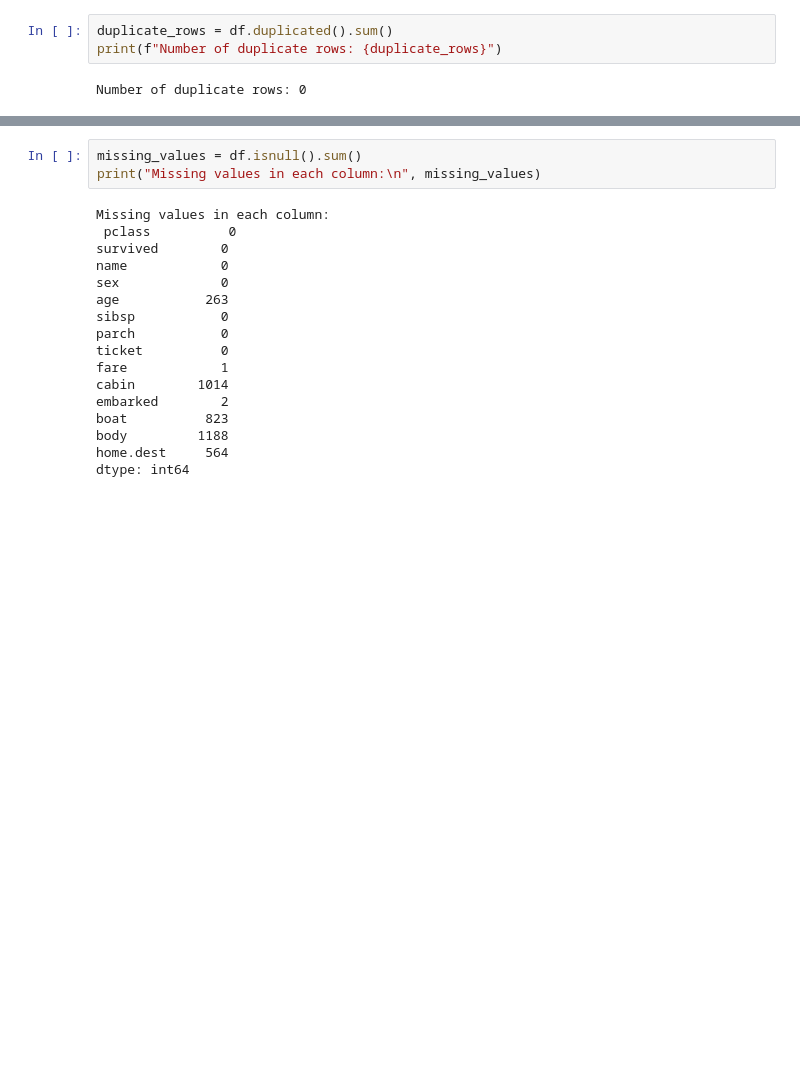
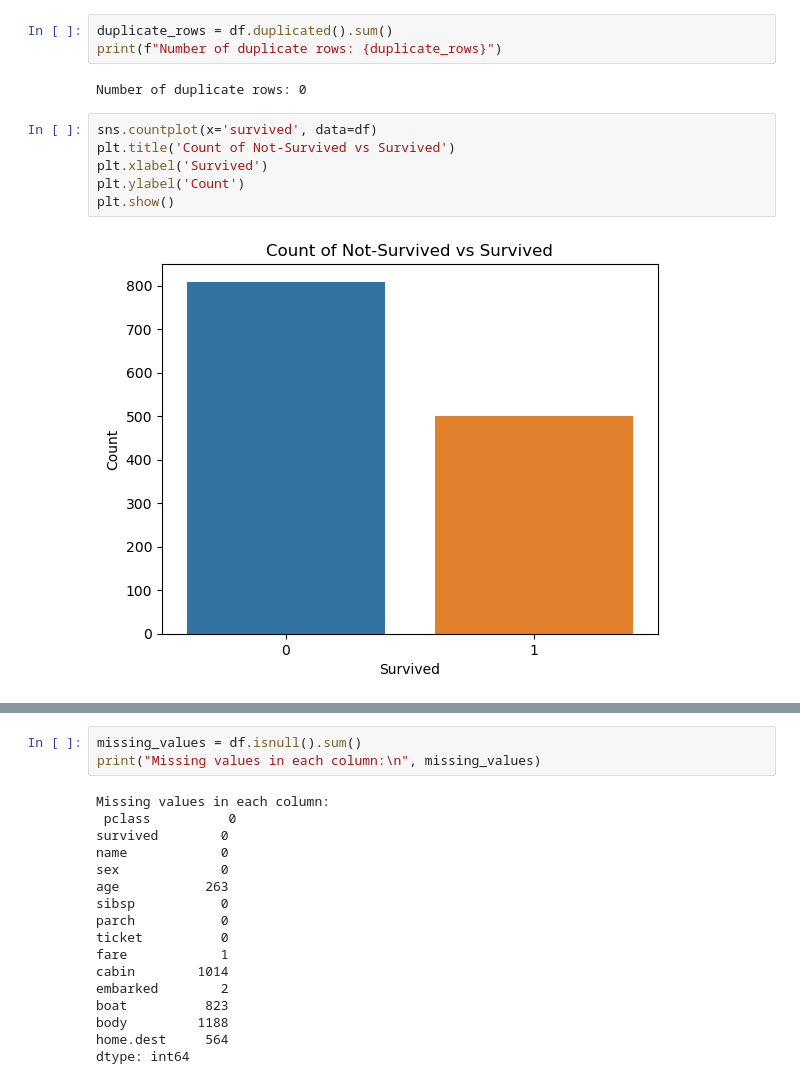
Before and after one commit to GoncaloMatias1/AI-Project_2, a Jupyter notebook: Project-2/src/titanic_analysis.ipynb, the cells around one changed output, grey strips where cells are left out. Cells and saved outputs as stored; diff of their text form; blank space fills up the shorter version.

Commit message:
new data analysis

```diff
--- a/Project-2/src/titanic_analysis.ipynb
+++ b/Project-2/src/titanic_analysis.ipynb
@@ -145,3 +165,11 @@ duplicate_rows = df.duplicated().sum()
 print(f"Number of duplicate rows: {duplicate_rows}")
 # %% [output]
 Number of duplicate rows: 0
+# %%
+sns.countplot(x='survived', data=df)
+plt.title('Count of Not-Survived vs Survived')
+plt.xlabel('Survived')
+plt.ylabel('Count')
+plt.show()
+# %% [output]
+[figure, added]
```
Also changed, not shown: parts of 12 cells of this notebook.
